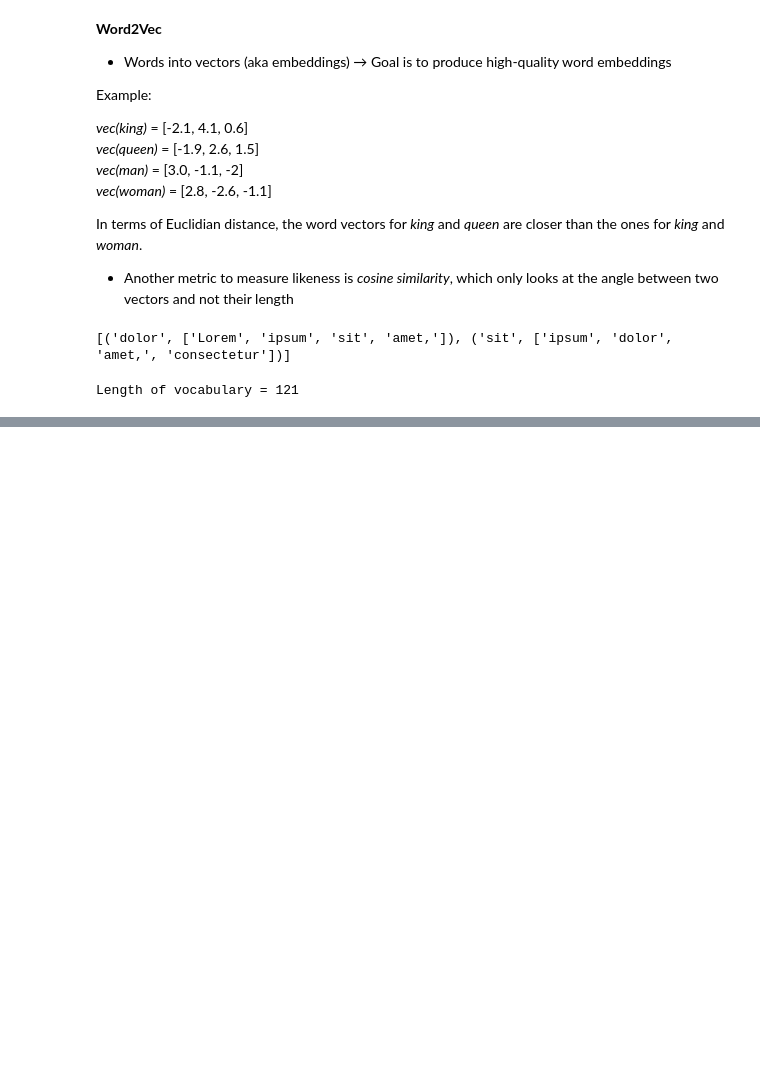
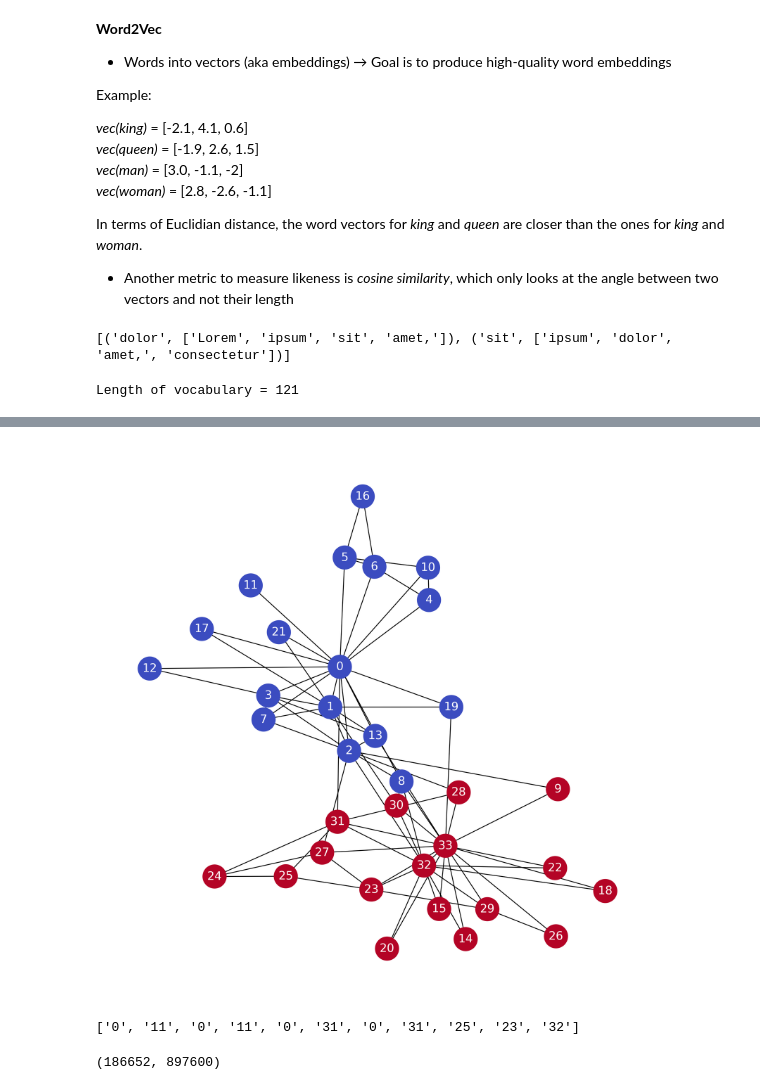
Before and after one commit to JordanEisinger/learning-practice, a Jupyter notebook: python/hands-on-graph-neural-networks-using-python/ch3-node-representations-with-deepwalk.ipynb, the cells around one changed output, grey strips where cells are left out. Cells and saved outputs as stored; diff of their text form; code cells hidden in the pictures; blank space fills up the shorter version.

```diff
--- a/python/hands-on-graph-neural-networks-using-python/ch3-node-representations-with-deepwalk.ipynb
+++ b/python/hands-on-graph-neural-networks-using-python/ch3-node-representations-with-deepwalk.ipynb
@@ -51,0 +129,21 @@ Length of vocabulary = 121
+# %%
+G = nx.karate_club_graph()
+# %%
+labels = []
+for node in G.nodes:
+    label = G.nodes[node]['club']
+    labels.append(1 if label == 'Officer' else 0)
+# %%
+plt.figure(figsize=(12,12), dpi=300)
+plt.axis('off')
+nx.draw_networkx(G,
+                 pos=nx.spring_layout(G, seed=0),
+                 node_color=labels,
+                 node_size=800,
+                 cmap='coolwarm',
+                 font_size=14,
+                 font_color='white'
+
+)
+# %% [output]
+[figure, added]
@@ -51,0 +155,4 @@ Length of vocabulary = 121
+# %%
+print(walks[0])
+# %% [output]
+['0', '11', '0', '11', '0', '31', '0', '31', '25', '23', '32']
@@ -51,0 +168,8 @@ Length of vocabulary = 121
+# %%
+model.train(walks,
+            total_examples=model.corpus_count,
+            epochs=30,
+            report_delay=1
+        )
+# %% [output]
+(186652, 897600)
```
Also changed, not shown: parts of 25 cells of this notebook.
